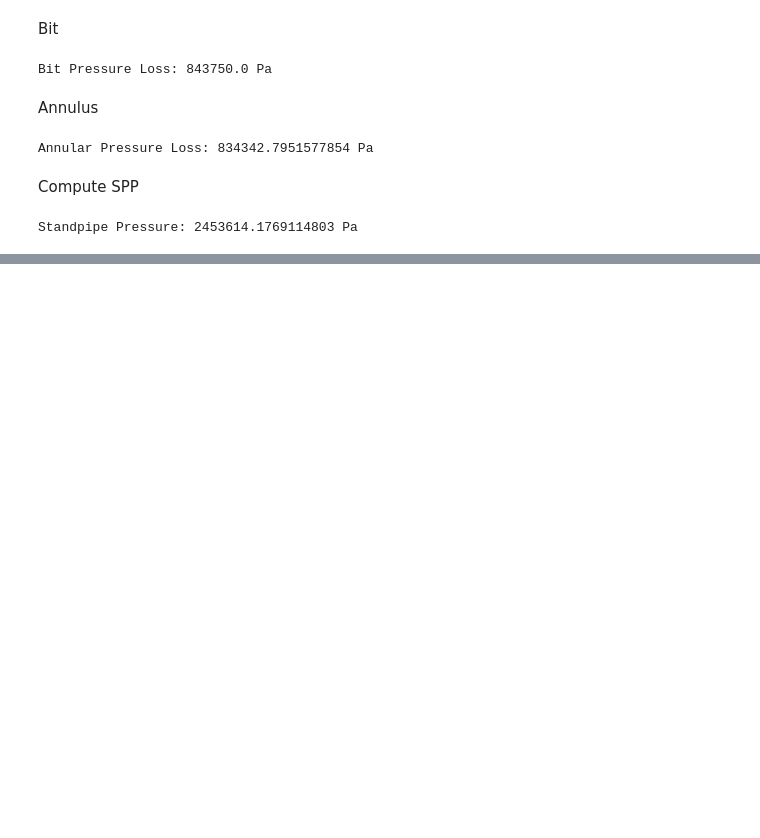
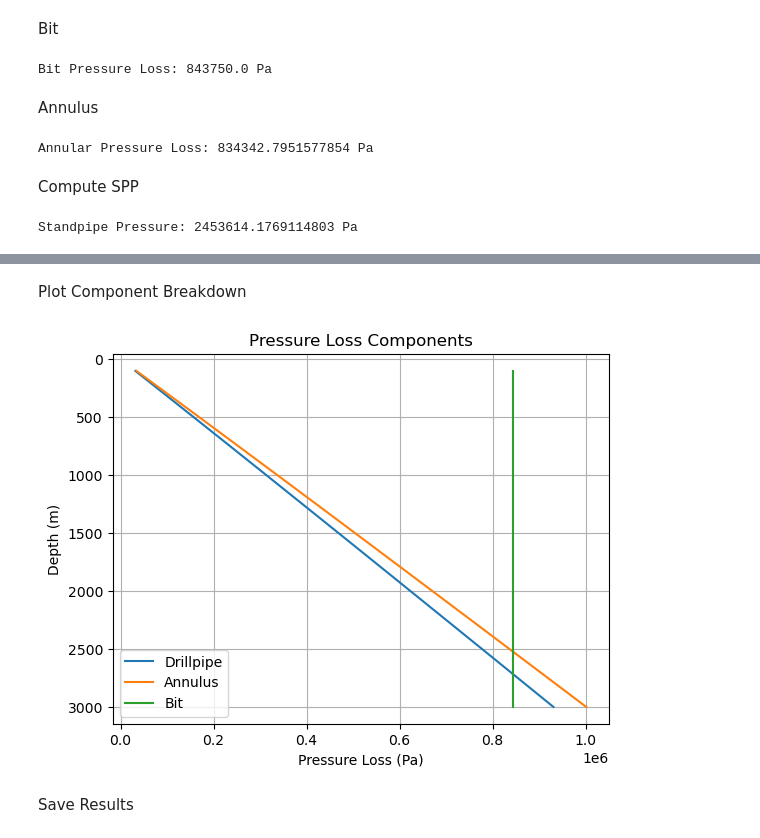
Before and after one commit to Bobi3828/drilling-analytics-engine, a Jupyter notebook: week_04_full_system/notebooks/full_system_analysis.ipynb, the cells around one changed output, grey strips where cells are left out. Cells and saved outputs as stored; diff of their text form; code cells hidden in the pictures; blank space fills up the shorter version.

```diff
--- a/week_04_full_system/notebooks/full_system_analysis.ipynb
+++ b/week_04_full_system/notebooks/full_system_analysis.ipynb
@@ -146,0 +254,23 @@ Standpipe Pressure: 2453614.1769114803 Pa
+# %% [markdown]
+Plot Component Breakdown
+# %%
+plt.figure()
+
+plt.plot(dp_pipe_profile, depth_profile, label="Drillpipe")
+plt.plot(dp_annulus_profile, depth_profile, label="Annulus")
+plt.plot(dp_bit_profile, depth_profile, label="Bit")
+
+plt.gca().invert_yaxis()
+
+plt.xlabel("Pressure Loss (Pa)")
+plt.ylabel("Depth (m)")
+plt.title("Pressure Loss Components")
+
+plt.legend()
+plt.grid(True)
+
+plt.show()
+# %% [output]
+[figure, added]
+# %% [markdown]
+Save Results
```
Also changed, not shown: parts of 11 cells of this notebook, 2 other files.
